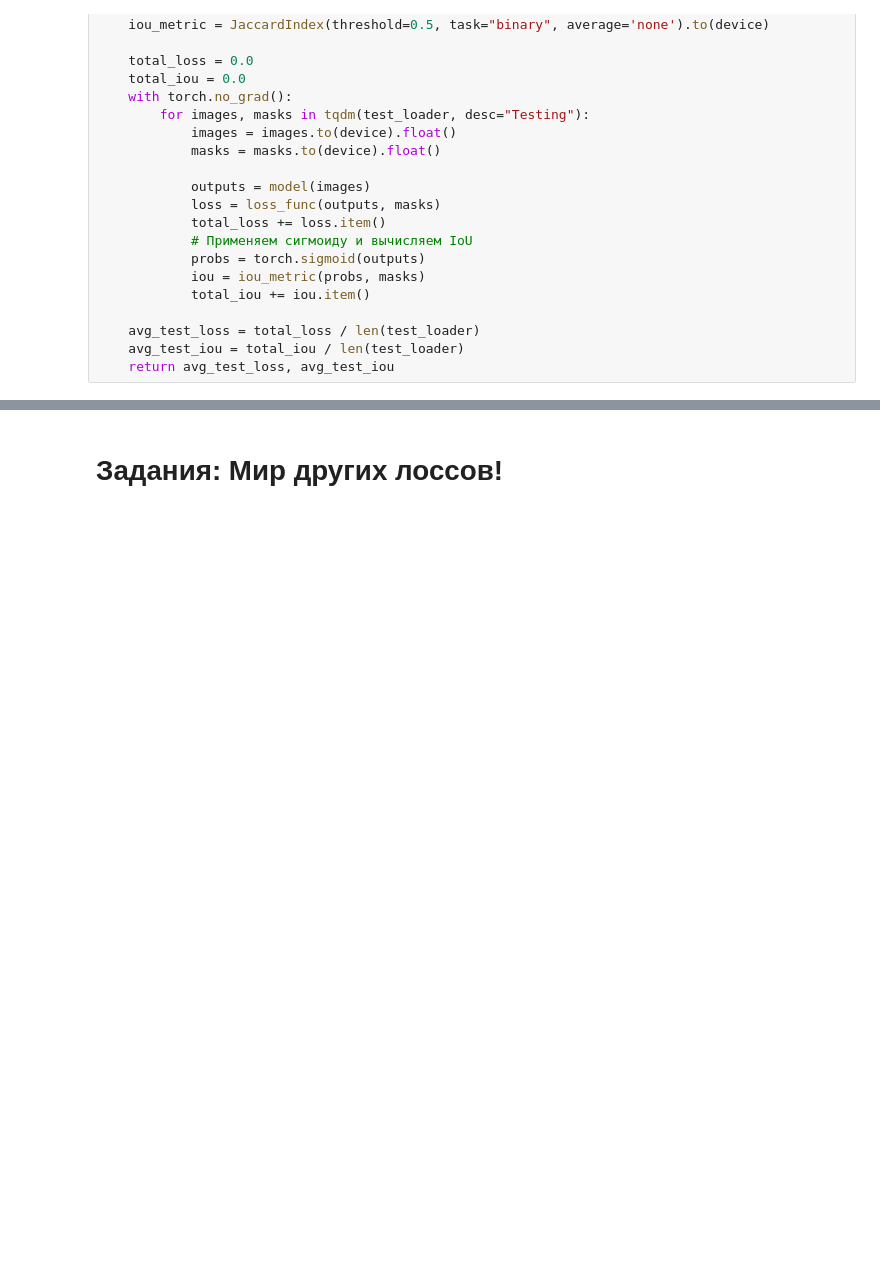
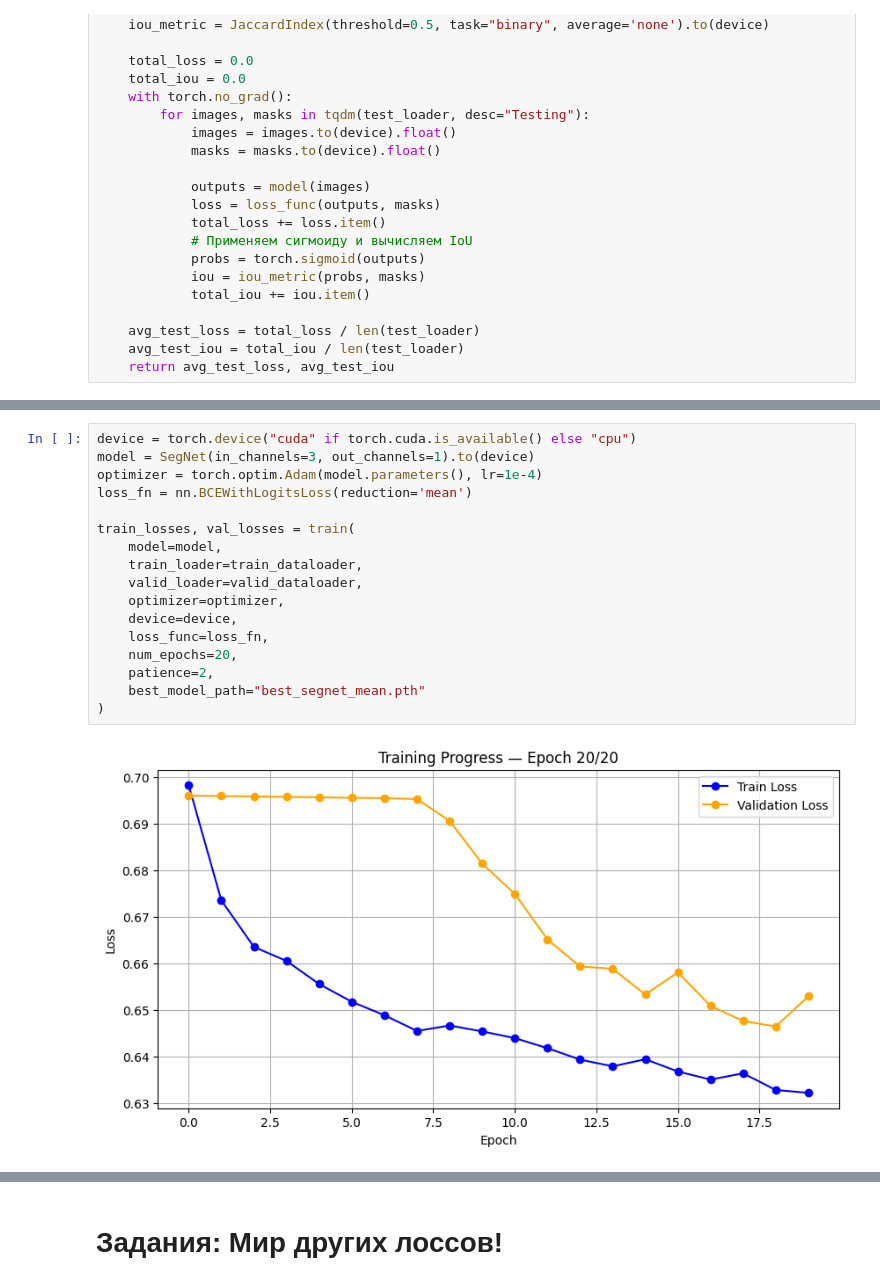
Before and after one commit to skytecat/DLS, a Jupyter notebook: hw_6_semantic_segmentation.ipynb, the cells around one changed output, grey strips where cells are left out. Drawn from its saved outputs; the diff is of its cells as text; blank space fills up the shorter version.

```diff
--- a/hw_6_semantic_segmentation.ipynb
+++ b/hw_6_semantic_segmentation.ipynb
@@ -761,0 +776,19 @@ Test IOU: 0.717026
+# %%
+device = torch.device("cuda" if torch.cuda.is_available() else "cpu")
+model = SegNet(in_channels=3, out_channels=1).to(device)
+optimizer = torch.optim.Adam(model.parameters(), lr=1e-4)
+loss_fn = nn.BCEWithLogitsLoss(reduction='mean')
+
+train_losses, val_losses = train(
+    model=model,
+    train_loader=train_dataloader,
+    valid_loader=valid_dataloader,
+    optimizer=optimizer,
+    device=device,
+    loss_func=loss_fn,
+    num_epochs=20,
+    patience=2,
+    best_model_path="best_segnet_mean.pth"
+)
+# %% [output]
+[figure, added]
```
Also changed, not shown: parts of 13 cells of this notebook.
